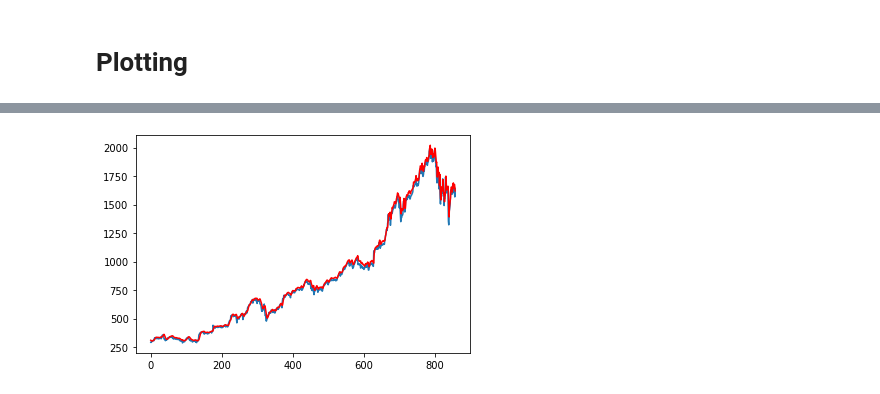
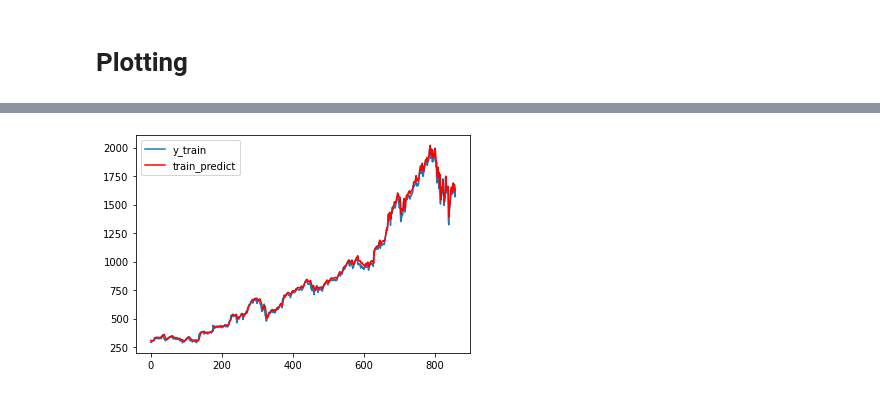
Before and after one commit to alteregoxiv/stockpred, a Jupyter notebook: stockprediction.ipynb, the cells around one changed output, grey strips where cells are left out. Drawn from its saved outputs; the diff is of its cells as text; code cells hidden in the pictures.

Commit message:
Plotting

```diff
--- a/stockprediction.ipynb
+++ b/stockprediction.ipynb
@@ -255,13 +255,14 @@ sqrt(mean_squared_error(y_test , test_predict))
 # %%
 from google.colab import files
 
-plt.plot(y_train)
-plt.plot(train_predict , c='red')
+plt.plot(y_train , label='y_train')
+plt.plot(train_predict , c='red' , label='train_predict')
+plt.legend()
 plt.savefig("trainprediction.png")
 
 files.download("trainprediction.png")
 # %% [output]
 [interactive output not drawn]
 [interactive output not drawn]
-[figure, old version]
+[figure, new version]
 # %%
```
Also changed, not shown: parts of 1 cell of this notebook.
